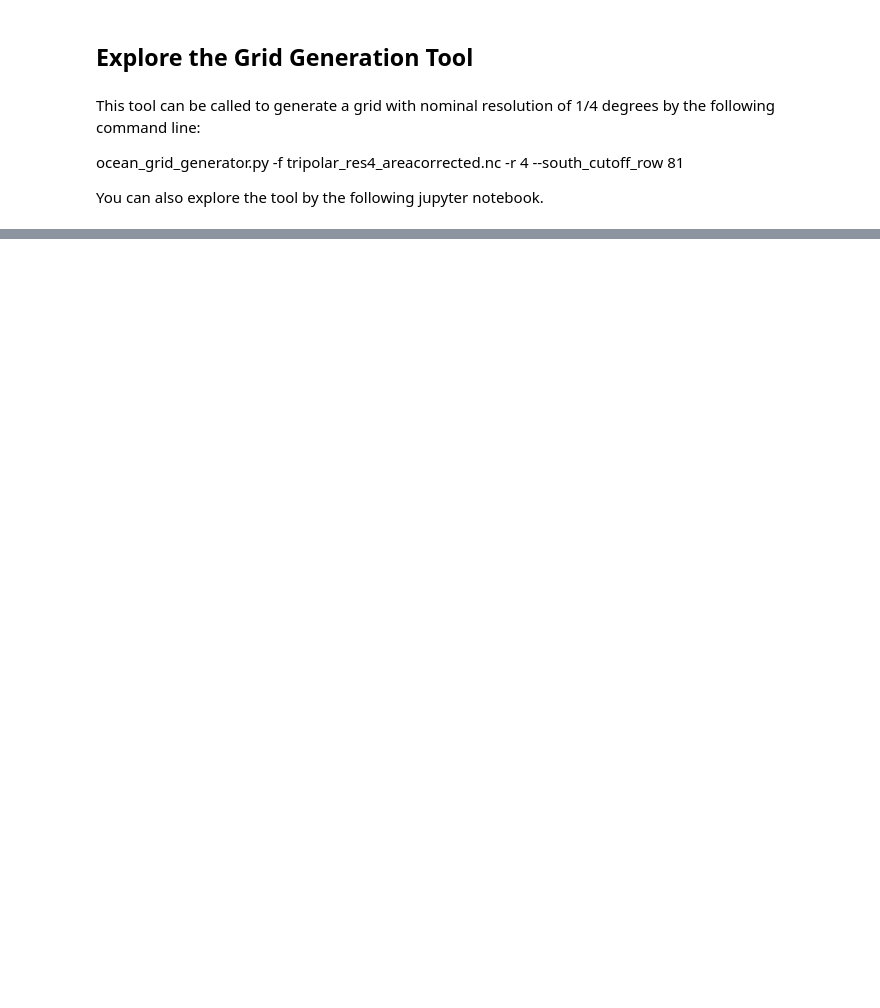
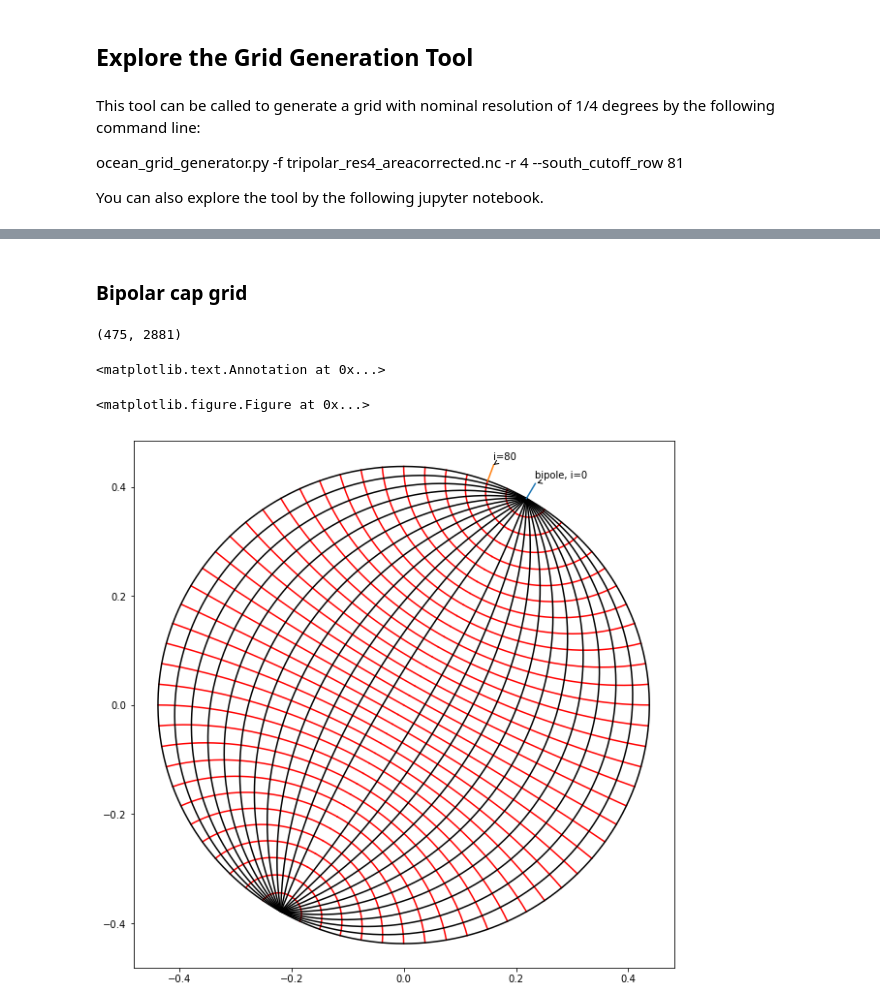
Before and after one commit to nikizadehgfdl/grid_generation, a Jupyter notebook: ocean_grid_generator_guide.ipynb, the cells around one changed output, grey strips where cells are left out. Saved outputs shown, nothing was run; the diff lists cells and outputs as text; code cells hidden in the pictures; blank space fills up the shorter version.

```diff
--- a/ocean_grid_generator_guide.ipynb
+++ b/ocean_grid_generator_guide.ipynb
@@ -641,3 +622,31 @@ phiBP[-1,2880//4]
+# %% [markdown]
+### Bipolar cap grid
+# %%
+phiBP.shape
+# %% [output]
+(475, 2881)
+# %%
+plt.figure(figsize=(10,10))
+ogg.plot_mesh_in_xyz(lamBP, phiBP,stride=40)
+
+lam=np.array([lon_bp])
+phi=np.array([lat0_bp-2,lat0_bp])
+x = np.cos(phi*PI_180) * np.cos(lam*PI_180)
+y = np.cos(phi*PI_180) * np.sin(lam*PI_180)
+plt.plot(x,y)
+plt.annotate("bipole, i=0",xy=(x[0],y[0]), xytext=(x[0],y[0]+0.01),arrowprops=dict(arrowstyle="->"))
+
+iind=80
+lam=lamBP[0,80]
+phi=np.array([phiBP[0,80]-2,phiBP[0,80]])
+x = np.cos(phi*PI_180) * np.cos(lam*PI_180)
+y = np.cos(phi*PI_180) * np.sin(lam*PI_180)
+plt.plot(x,y)
+plt.annotate("i=80",xy=(x[0],y[0]), xytext=(x[0],y[0]+0.01),arrowprops=dict(arrowstyle="->"))
+# %% [output]
+<matplotlib.text.Annotation at 0x...>
+<matplotlib.figure.Figure at 0x...>
+[figure, added]
 # %%
 plt.figure(figsize=(20,20))
 plt.title("Tripolar grid with dislaced south pole")
```
Also changed, not shown: parts of 15 cells of this notebook, 2 other files.
